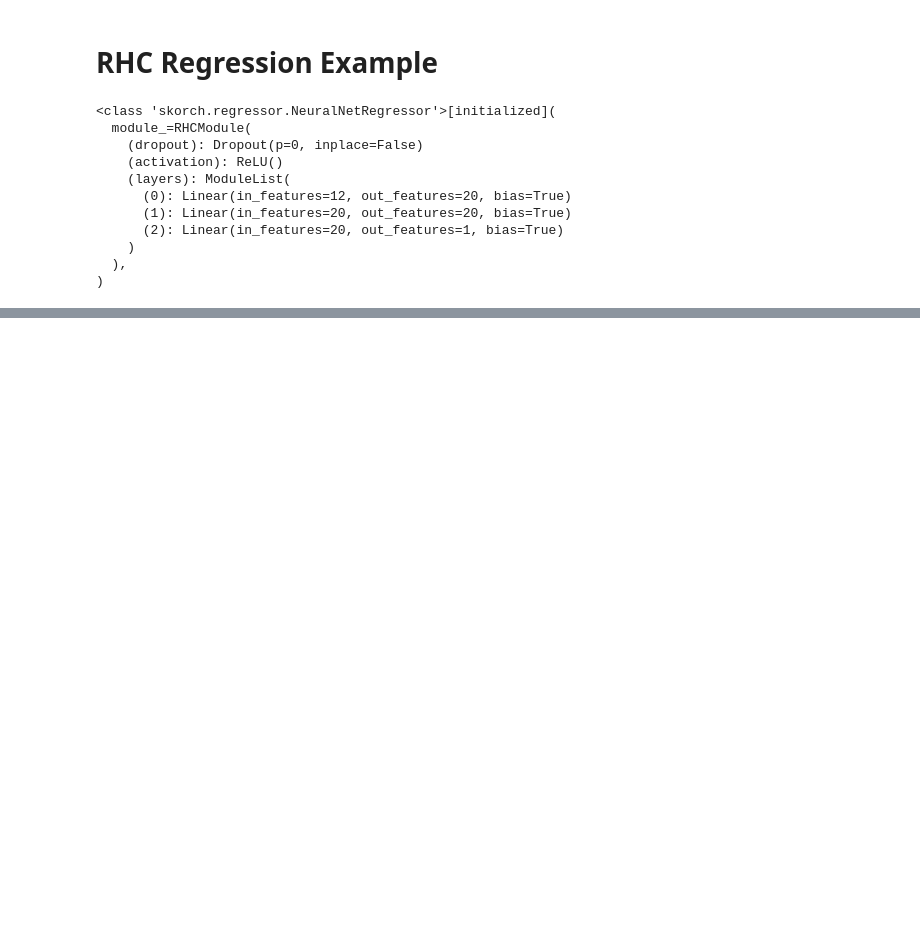
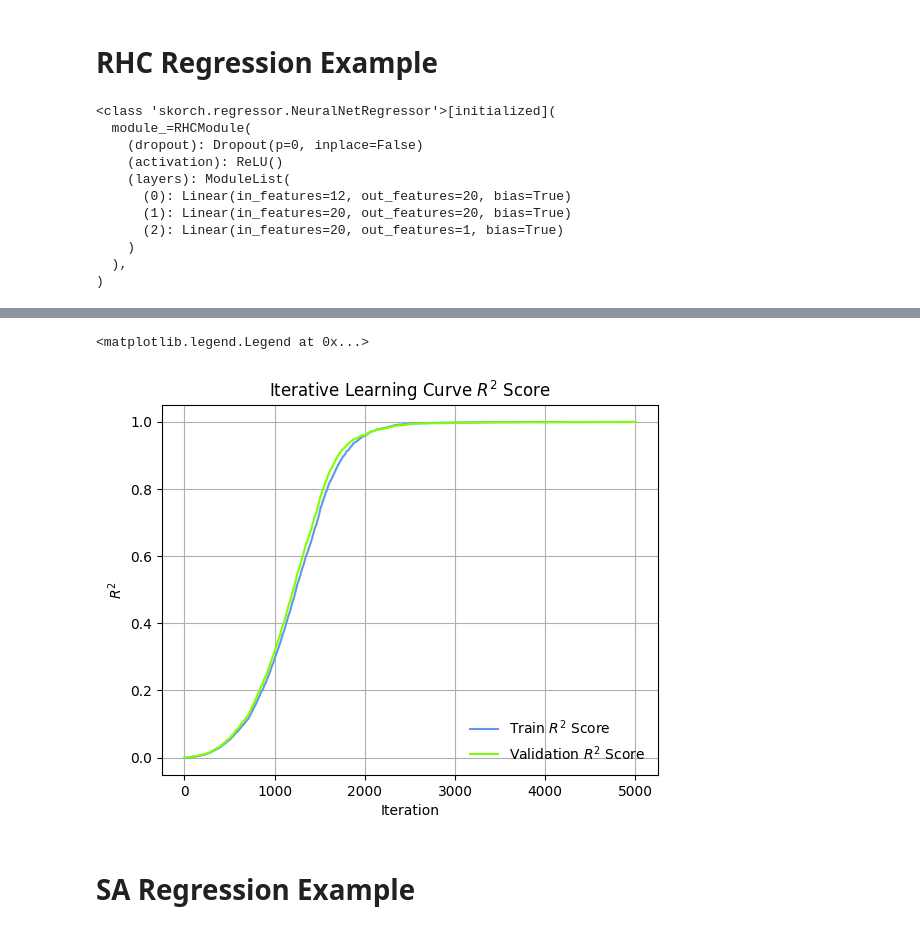
Before and after one commit to jlm429/pyperch, a Jupyter notebook: notebooks/regression_examples.ipynb, the cells around one changed output, grey strips where cells are left out. Cells and saved outputs as stored; diff of their text form; code cells hidden in the pictures; blank space fills up the shorter version.

Commit message:
adding SA regression example

```diff
--- a/notebooks/regression_examples.ipynb
+++ b/notebooks/regression_examples.ipynb
@@ -132,0 +147,14 @@ plt.legend(frameon=False)
+# %%
+# plot the iterative learning curve (R^2 Score)
+plt.plot(net.history[:, 'train_r2'], label='Train $R^2$ Score', color='cornflowerblue')
+plt.plot(net.history[:, 'validation_r2'], label='Validation $R^2$ Score', color='chartreuse')
+plt.xlabel("Iteration")
+plt.ylabel("$R^2$")
+plt.title(r"Iterative Learning Curve $R^2$ Score")
+plt.grid(visible=True)
+plt.legend(frameon=False)
+# %% [output]
+<matplotlib.legend.Legend at 0x...>
+[figure, added]
+# %% [markdown]
+# SA Regression Example
```
Also changed, not shown: parts of 14 cells of this notebook.
